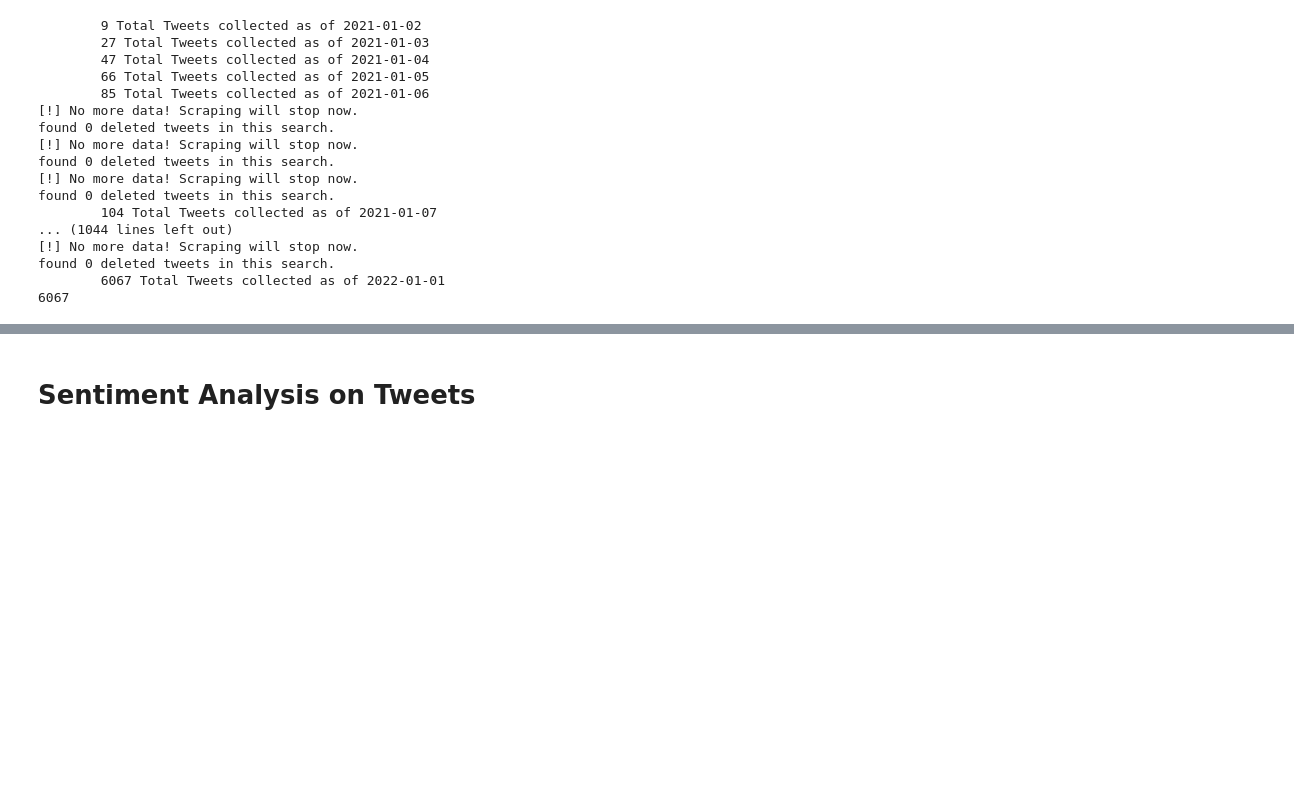
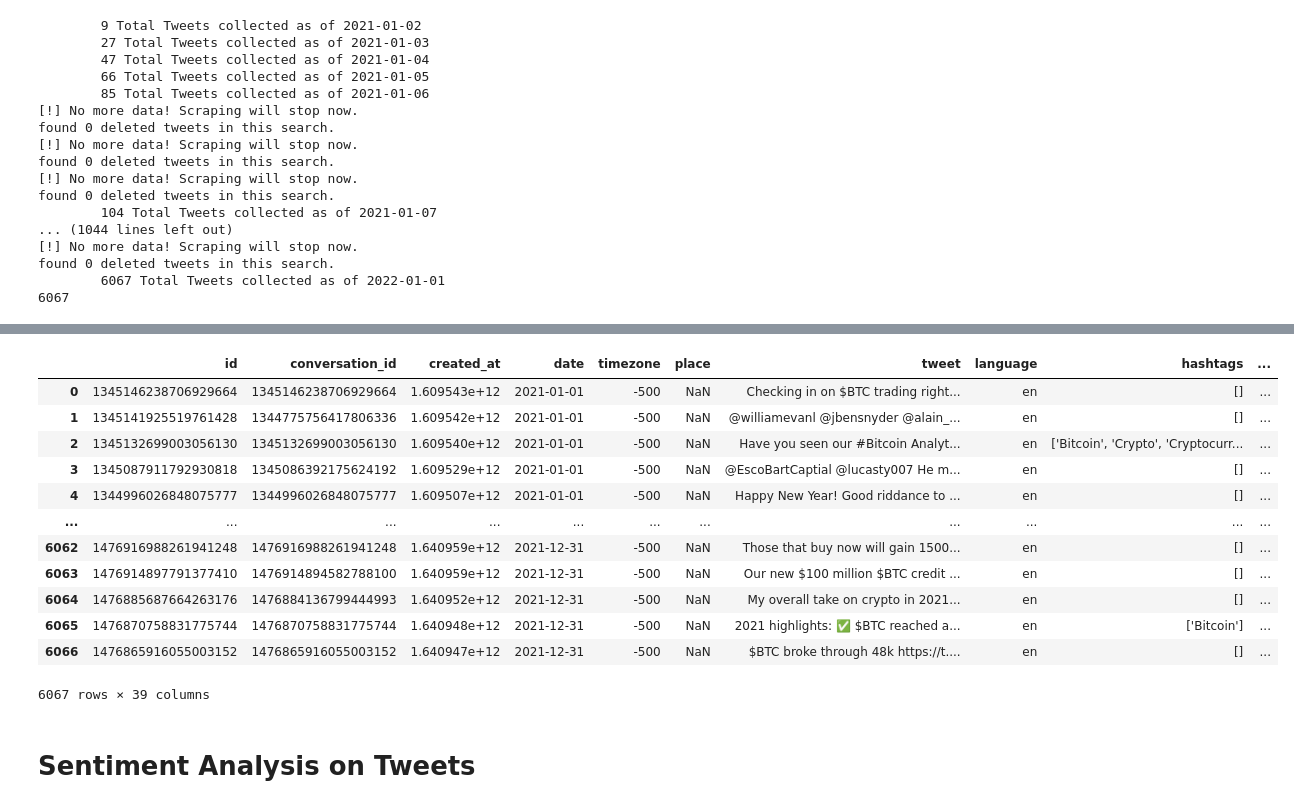
Before and after one commit to marcosan93/Medium-Misc-Tutorials, a Jupyter notebook: Crypto-Tutorials/FBProphet-Twitter-Sentiment.ipynb, the cells around one changed output, grey strips where cells are left out. Drawn from its saved outputs; the diff is of its cells as text; code cells hidden in the pictures; blank space fills up the shorter version.

Commit message:
saved tweets to csv and reran backtest

```diff
--- a/Crypto-Tutorials/FBProphet-Twitter-Sentiment.ipynb
+++ b/Crypto-Tutorials/FBProphet-Twitter-Sentiment.ipynb
@@ -212,3 +199,21 @@ df
+# %%
+tweet_df = pd.read_csv("tweets.csv", index_col=0)
+
+tweet_df
+# %% [output]
+|  | id | conversation_id | created_at | date | timezone | place | tweet | language | hashtags | ... |
+| 0 | 1345146238706929664 | 1345146238706929664 | 1.609543e+12 | 2021-01-01 | -500 | NaN | Checking in on $BTC trading right... | en | [] | ... |
+| 1 | 1345141925519761428 | 1344775756417806336 | 1.609542e+12 | 2021-01-01 | -500 | NaN | @williamevanl @jbensnyder @alain_... | en | [] | ... |
+| 2 | 1345132699003056130 | 1345132699003056130 | 1.609540e+12 | 2021-01-01 | -500 | NaN | Have you seen our #Bitcoin Analyt... | en | ['Bitcoin', 'Crypto', 'Cryptocurr... | ... |
+| 3 | 1345087911792930818 | 1345086392175624192 | 1.609529e+12 | 2021-01-01 | -500 | NaN | @EscoBartCaptial @lucasty007 He m... | en | [] | ... |
+| 4 | 1344996026848075777 | 1344996026848075777 | 1.609507e+12 | 2021-01-01 | -500 | NaN | Happy New Year! Good riddance to ... | en | [] | ... |
+| ... | ... | ... | ... | ... | ... | ... | ... | ... | ... | ... |
+| 6062 | 1476916988261941248 | 1476916988261941248 | 1.640959e+12 | 2021-12-31 | -500 | NaN | Those that buy now will gain 1500... | en | [] | ... |
+| 6063 | 1476914897791377410 | 1476914894582788100 | 1.640959e+12 | 2021-12-31 | -500 | NaN | Our new $100 million $BTC credit ... | en | [] | ... |
+| 6064 | 1476885687664263176 | 1476884136799444993 | 1.640952e+12 | 2021-12-31 | -500 | NaN | My overall take on crypto in 2021... | en | [] | ... |
+| 6065 | 1476870758831775744 | 1476870758831775744 | 1.640948e+12 | 2021-12-31 | -500 | NaN | 2021 highlights: ✅ $BTC reached a... | en | ['Bitcoin'] | ... |
+| 6066 | 1476865916055003152 | 1476865916055003152 | 1.640947e+12 | 2021-12-31 | -500 | NaN | $BTC broke through 48k https://t.... | en | [] | ... |
+6067 rows × 39 columns
 # %% [markdown]
 # Sentiment Analysis on Tweets
 # %%
```
Also changed, not shown: parts of 6 cells of this notebook.
